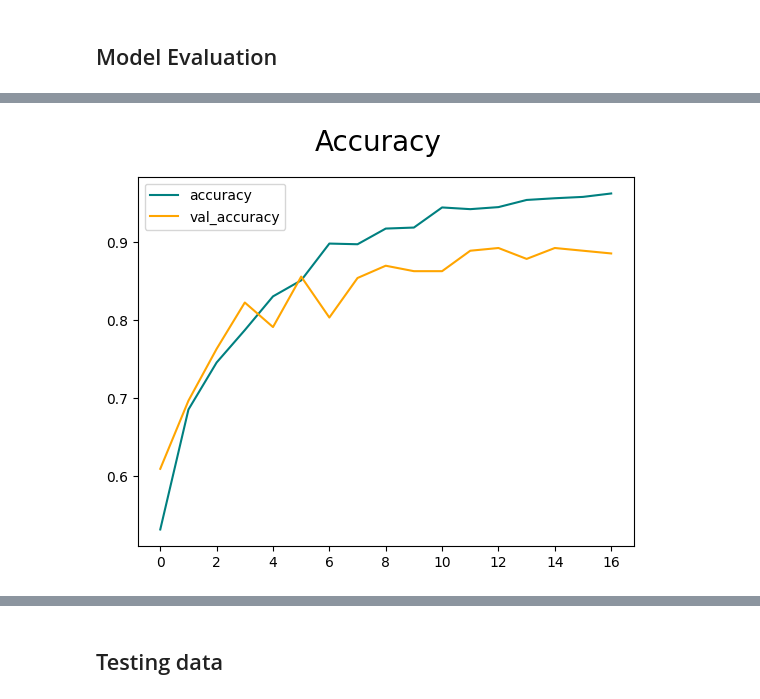
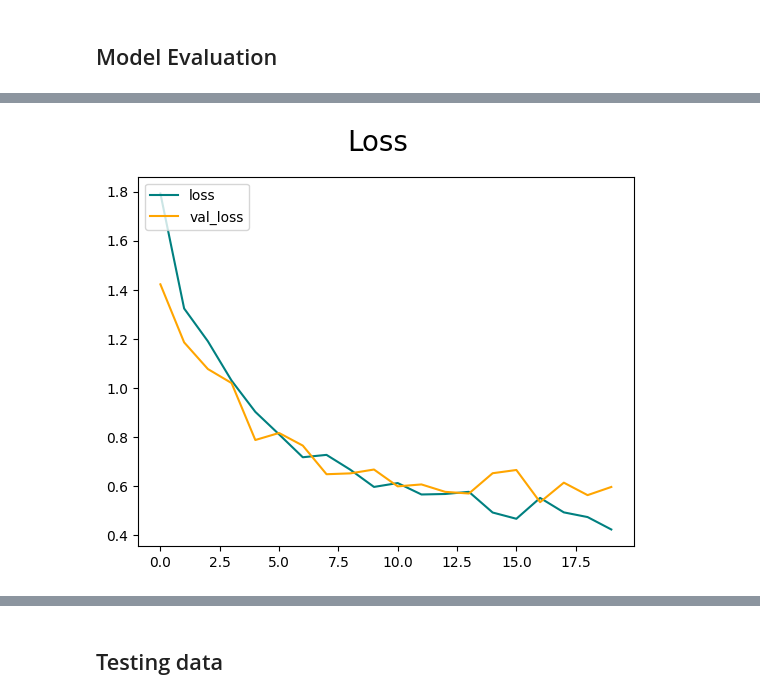
Before and after one commit to HarjitG/Brain-Tumour-Classification, a Jupyter notebook: Notebooks/Colab_Notebook_local.ipynb, the cells around one changed output, grey strips where cells are left out. Cells and saved outputs as stored; diff of their text form; code cells hidden in the pictures.

```diff
--- a/Notebooks/Colab_Notebook_local.ipynb
+++ b/Notebooks/Colab_Notebook_local.ipynb
@@ -334,9 +318,4 @@ plt.show()
-# %%
-fig = plt.figure()
-plt.plot(hist.history['accuracy'], color='teal', label='accuracy')
-plt.plot(hist.history['val_accuracy'], color='orange', label='val_accuracy')
-fig.suptitle('Accuracy', fontsize=20)
-plt.legend(loc="upper left")
-plt.show()
-# %% [output]
-[figure, removed]
+# %%
+my_functions.plot_loss(hist)
+# %% [output]
+[figure, added]
```
Also changed, not shown: parts of 12 cells of this notebook.
